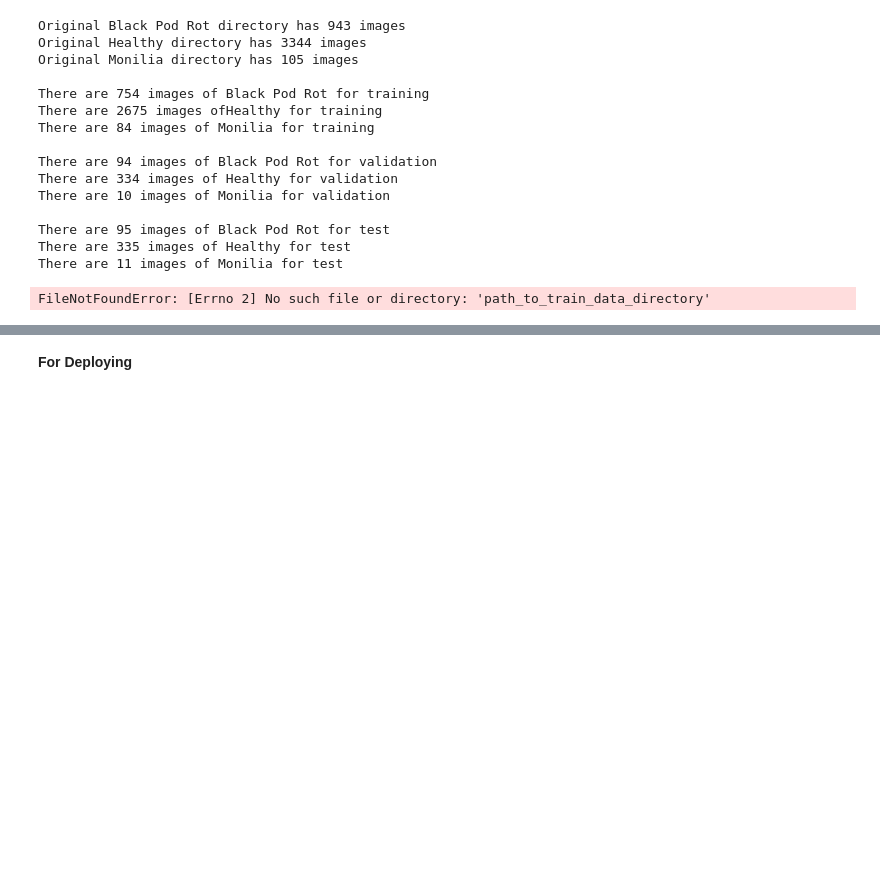
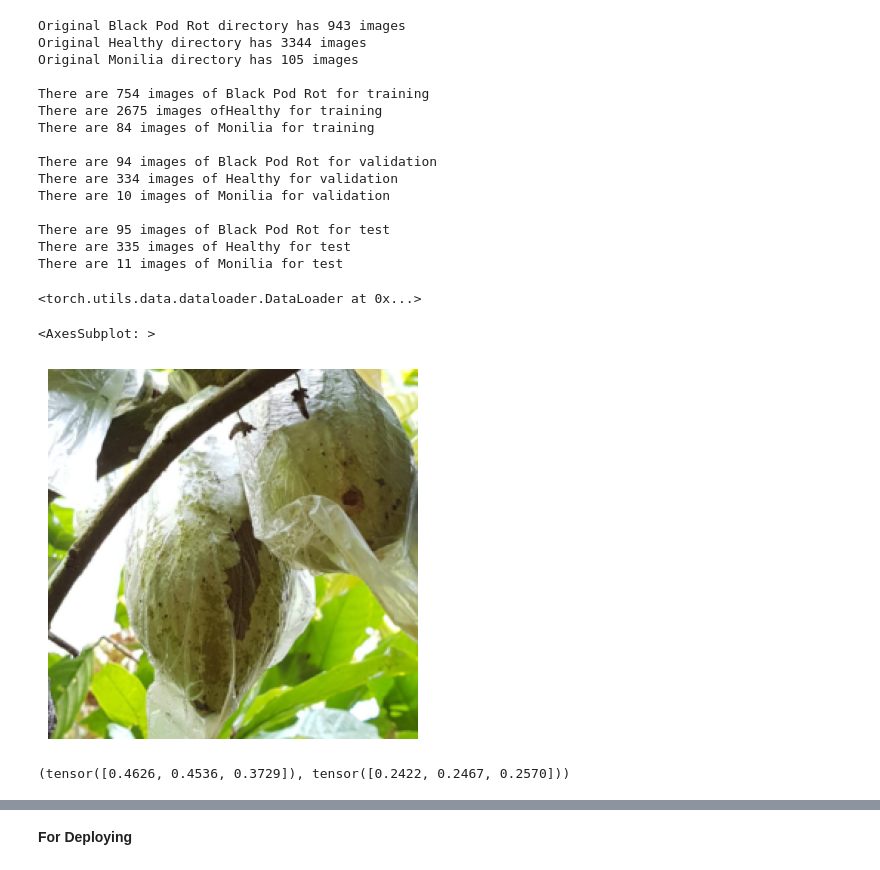
Before and after one commit to jjgilces/detector-cacao-diseases, a Jupyter notebook: model_cacao_diseases.ipynb, the cells around one changed output, grey strips where cells are left out. Saved outputs shown, nothing was run; the diff lists cells and outputs as text; code cells hidden in the pictures; blank space fills up the shorter version.

```diff
--- a/model_cacao_diseases.ipynb
+++ b/model_cacao_diseases.ipynb
@@ -137,16 +130,15 @@ There are 11 images of Monilia for test
 # Copiar archivos de una carpeta a otra
 def copyfile(src, dst):
     shutil.copyfile(src, dst)
-
+width = 250
+height = 250
 # Crear un generador de imágenes
 image_transforms = transforms.Compose([
-    transforms.Resize((250, 250)),
+    transforms.Resize((width, height)),
     transforms.ToTensor(),
 ])
 
 # Directorio de datos de entrenamiento
-train_data_dir = "path_to_train_data_directory"
+train_data_dir = "data/training"
 train_dataset = ImageFolder(train_data_dir, transform=image_transforms)
 train_loader = DataLoader(train_dataset, batch_size=32, shuffle=True)
-# %% [output]
-FileNotFoundError: [Errno 2] No such file or directory: 'path_to_train_data_directory'
@@ -234,0 +145,32 @@ def train_val_generators(TRAINING_DIR, VALIDATION_DIR, TEST_DIR):
+# %%
+train_loader
+# %% [output]
+<torch.utils.data.dataloader.DataLoader at 0x...>
+# %%
+#print one image on train loader
+import helper
+images, labels = next(iter(train_loader))
+helper.imshow(images[0], normalize=False)
+# %% [output]
+<AxesSubplot: >
+[figure, added]
+# %%
+def calculate_mean_std(dataloader):
+    mean = 0.0
+    squared_mean = 0.0
+    std = 0.0
+    for images, _ in dataloader:
+        batch_samples = images.size(0) # batch size (the last dimension)
+        images = images.view(batch_samples, images.size(1), -1)
+        mean += images.mean(2).sum(0)
+        squared_mean += images.pow(2).mean(2).sum(0)
+
+    mean /= len(dataloader.dataset)
+    squared_mean /= len(dataloader.dataset)
+    std = (squared_mean - mean.pow(2)).sqrt()
+
+    return mean, std
+print(calculate_mean_std(train_loader))
+#to calculate the best parameters for the normalization
+# %% [output]
+(tensor([0.4626, 0.4536, 0.3729]), tensor([0.2422, 0.2467, 0.2570]))
```
Also changed, not shown: parts of 5 cells of this notebook, 2 other files.
